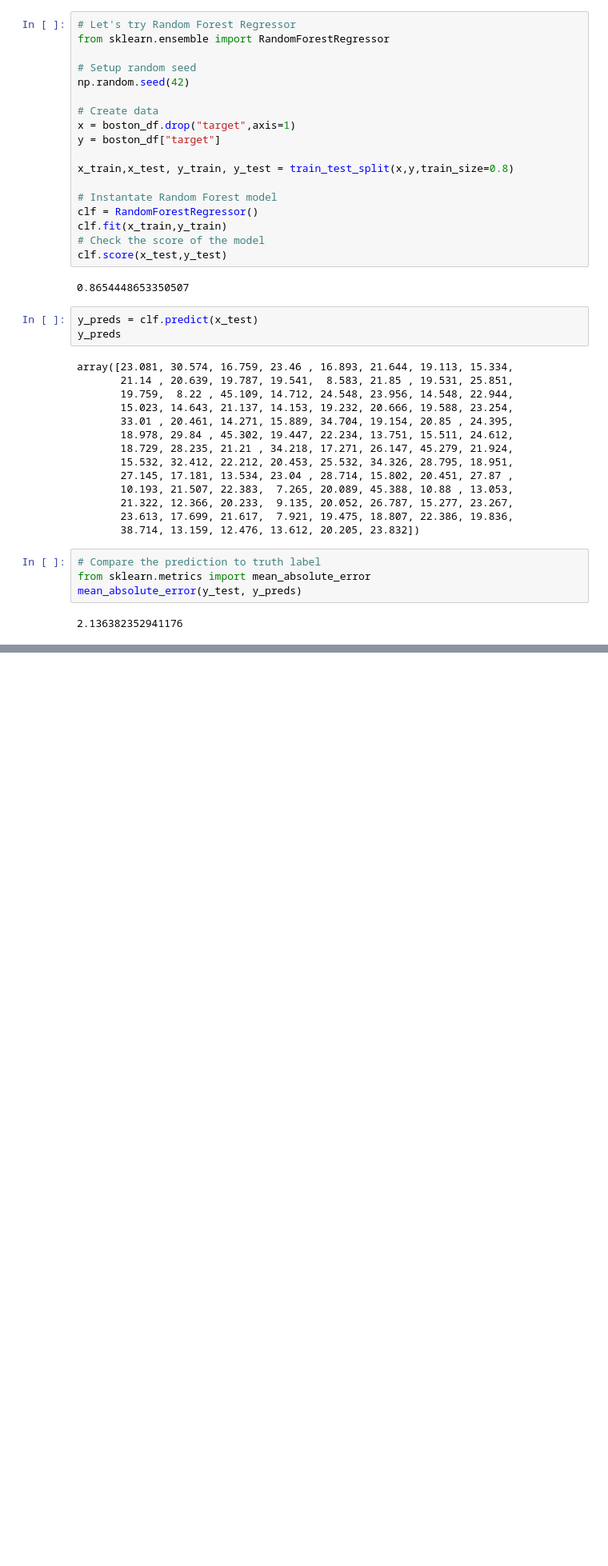
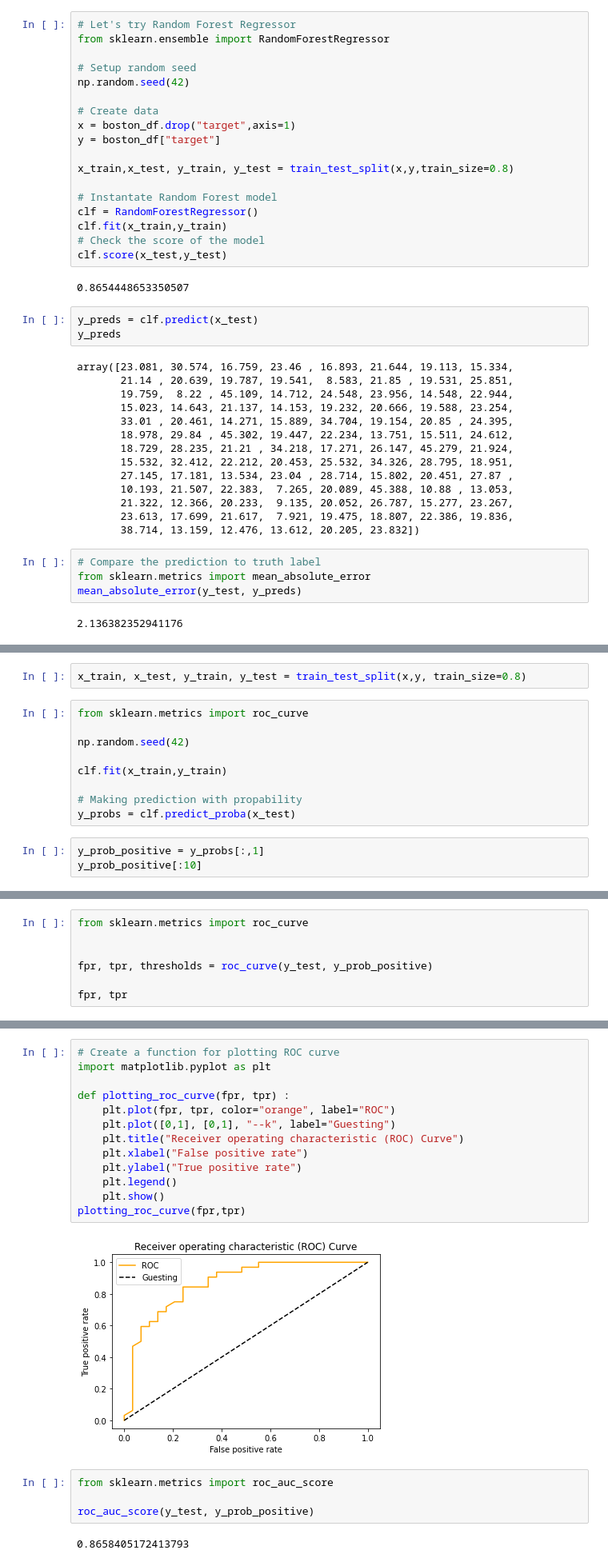
Before and after one commit to mthang1801/machine-learning, a Jupyter notebook: Data-science-ML-Tool/Scikit-learn.ipynb, the cells around one changed output, grey strips where cells are left out. Shown: that part at 80% size. Saved outputs shown, nothing was run; the diff lists cells and outputs as text; blank space fills up the shorter version.

Commit message:
sklearn p3 evaluate model

```diff
--- a/Data-science-ML-Tool/Scikit-learn.ipynb
+++ b/Data-science-ML-Tool/Scikit-learn.ipynb
@@ -771,0 +894,14 @@ mean_absolute_error(y_test, y_preds)
+# %%
+x_train, x_test, y_train, y_test = train_test_split(x,y, train_size=0.8)
+# %%
+from sklearn.metrics import roc_curve
+
+np.random.seed(42)
+
+clf.fit(x_train,y_train)
+
+# Making prediction with propability
+y_probs = clf.predict_proba(x_test)
+# %%
+y_prob_positive = y_probs[:,1]
+y_prob_positive[:10]
@@ -771,0 +910,7 @@ mean_absolute_error(y_test, y_preds)
+# %%
+from sklearn.metrics import roc_curve
+
+
+fpr, tpr, thresholds = roc_curve(y_test, y_prob_positive)
+
+fpr, tpr
@@ -771,0 +930,21 @@ mean_absolute_error(y_test, y_preds)
+# %%
+# Create a function for plotting ROC curve
+import matplotlib.pyplot as plt
+
+def plotting_roc_curve(fpr, tpr) :
+    plt.plot(fpr, tpr, color="orange", label="ROC")
+    plt.plot([0,1], [0,1], "--k", label="Guesting")
+    plt.title("Receiver operating characteristic (ROC) Curve")
+    plt.xlabel("False positive rate")
+    plt.ylabel("True positive rate")
+    plt.legend()
+    plt.show()
+plotting_roc_curve(fpr,tpr)
+# %% [output]
+[figure, added]
+# %%
+from sklearn.metrics import roc_auc_score
+
+roc_auc_score(y_test, y_prob_positive)
+# %% [output]
+0.8658405172413793
```
Also changed, not shown: parts of 32 cells of this notebook.
